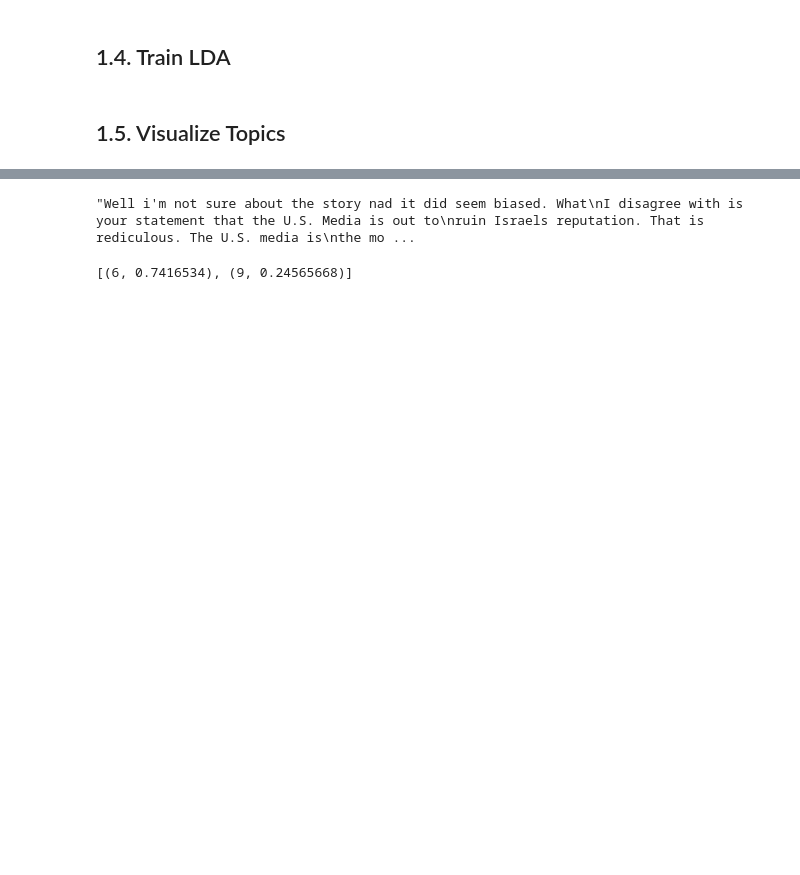
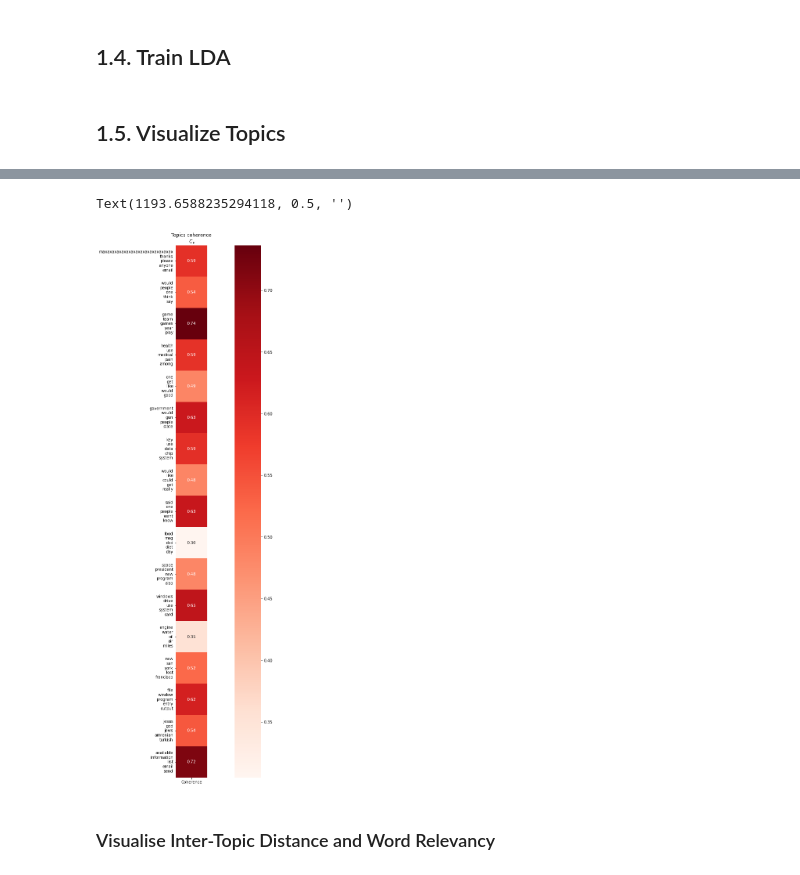
Before and after one commit to amr-galal/nlp101, a Jupyter notebook: topic_modeling/Topic Modeling.ipynb, the cells around one changed output, grey strips where cells are left out. Saved outputs shown, nothing was run; the diff lists cells and outputs as text; code cells hidden in the pictures; blank space fills up the shorter version.

```diff
--- a/topic_modeling/Topic Modeling.ipynb
+++ b/topic_modeling/Topic Modeling.ipynb
@@ -232,10 +410,10 @@ plt.show()
 # %% [markdown]
 ## 1.4. Train LDA
 # %%
-lda_model_19topics = LdaModel(corpus=corpus,
+lda_model_tuned = LdaModel(corpus=corpus,
                      id2word=dictionary,
                      iterations=50,
-                     num_topics=19,
+                     num_topics=BEST_NUM_TOPICS,
                      passes=10)
 # %% [markdown]
 ## 1.5. Visualize Topics
@@ -270,0 +476,9 @@ lda_model_19topics.print_topics()
+# %%
+# Coherence model
+cm = CoherenceModel(model=lda_model_tuned,
+                    texts = df['text_tokenized'],
+                    corpus=corpus,
+                    dictionary=dictionary,
+                    coherence='c_v')
+
+coherence_per_topic = cm.get_coherence_per_topic()
@@ -271,14 +509,7 @@ lda_model_19topics.print_topics()
 # %%
-topics_str = [ '\n '.join(t) for t in topics ]
-data_topic_score = pd.DataFrame( data=zip(topics_str, coherence_per_topic), columns=['Topic', 'Coherence'] )
+topics_words_str = [ '\n'.join(words) for words in dict_top_words_per_topic.values() ]
+data_topic_score = pd.DataFrame(data=zip(topics_words_str, coherence_per_topic),
+                                columns=['Topic', 'Coherence'])
 data_topic_score = data_topic_score.set_index('Topic')
 
-fig, ax = plt.subplots( figsize=(2,6) )
-ax.set_title("Topics coherence\n $C_v$")
-sns.heatmap(data=data_topic_score, annot=True, square=True,
-            cmap='Reds', fmt='.2f',
-            linecolor='black', ax=ax )
-plt.yticks( rotation=0 )
-ax.set_xlabel('')
-ax.set_ylabel('')
-fig.show()
+data_topic_score.head()
@@ -285,8 +524,20 @@ fig.show()
-# %%
-df['text'][0]
-# %% [output]
-"Well i'm not sure about the story nad it did seem biased. What\nI disagree with is your statement that the U.S. Media is out to\nruin Israels reputation. That is rediculous. The U.S. media is\nthe mo ...
-# %%
-lda_model[corpus][0]
-# %% [output]
-[(6, 0.7416534), (9, 0.24565668)]
+# %%
+fig, ax = plt.subplots( figsize=(25, 25) )
+ax.set_title("Topics coherence\n $C_v$")
+sns.heatmap(data=data_topic_score,
+            annot=True,
+            square=True,
+            cmap='Reds',
+            fmt='.2f',
+            linecolor='black',
+            ax=ax
+)
+
+plt.yticks( rotation=0 )
+ax.set_xlabel('')
+ax.set_ylabel('')
+# %% [output]
+Text(1193.6588235294118, 0.5, '')
+[figure, added]
+# %% [markdown]
+### Visualise Inter-Topic Distance and Word Relevancy
```
Also changed, not shown: parts of 51 cells of this notebook, 4 other files.
